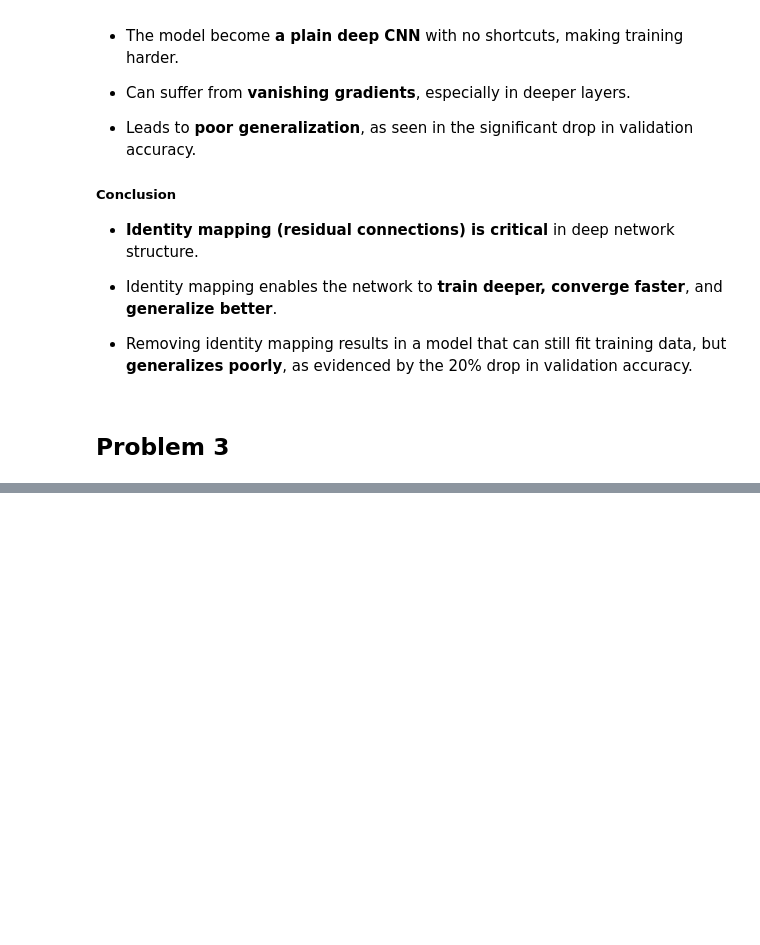
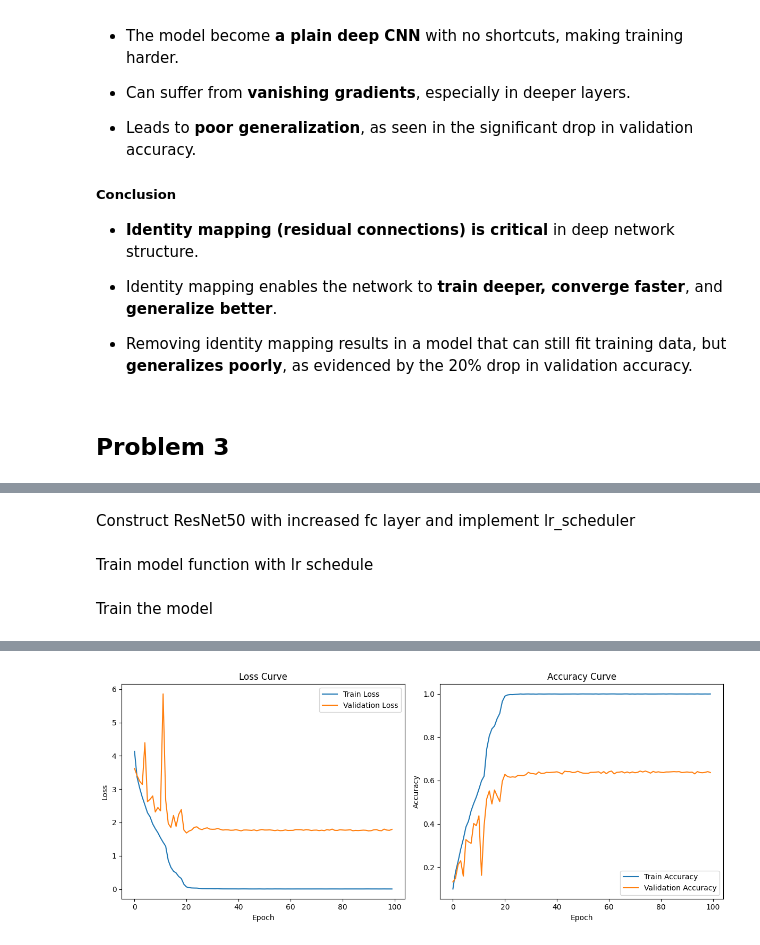
Before and after one commit to wilbur1240/dl-2025-spring, a Jupyter notebook: DL_HW1/hw1_110511177.ipynb, the cells around one changed output, grey strips where cells are left out. Cells and saved outputs as stored; diff of their text form; code cells hidden in the pictures; blank space fills up the shorter version.

```diff
--- a/DL_HW1/hw1_110511177.ipynb
+++ b/DL_HW1/hw1_110511177.ipynb
@@ -1152,0 +1302,2 @@ Epoch 100/100 | Train Loss: 0.0312 | Val Loss: 4.8718 | Train Acc: 98.98% | Val
+# %% [markdown]
+Construct ResNet50 with increased fc layer and implement lr_scheduler
@@ -1152,0 +1418,2 @@ Epoch 100/100 | Train Loss: 0.0312 | Val Loss: 4.8718 | Train Acc: 98.98% | Val
+# %% [markdown]
+Train model function with lr schedule
@@ -1152,0 +1470,7 @@ Epoch 100/100 | Train Loss: 0.0312 | Val Loss: 4.8718 | Train Acc: 98.98% | Val
+# %% [markdown]
+Train the model
+# %%
+train_losses, val_losses, train_accs, val_accs = train_model(num_epochs=100)
+
+plot_learning_curves(train_losses, val_losses, train_accs, val_accs)
+# %% [output]
@@ -1152,0 +1494 @@ Epoch 100/100 | Train Loss: 0.0312 | Val Loss: 4.8718 | Train Acc: 98.98% | Val
+[figure, added]
```
Also changed, not shown: parts of 6 cells of this notebook.
